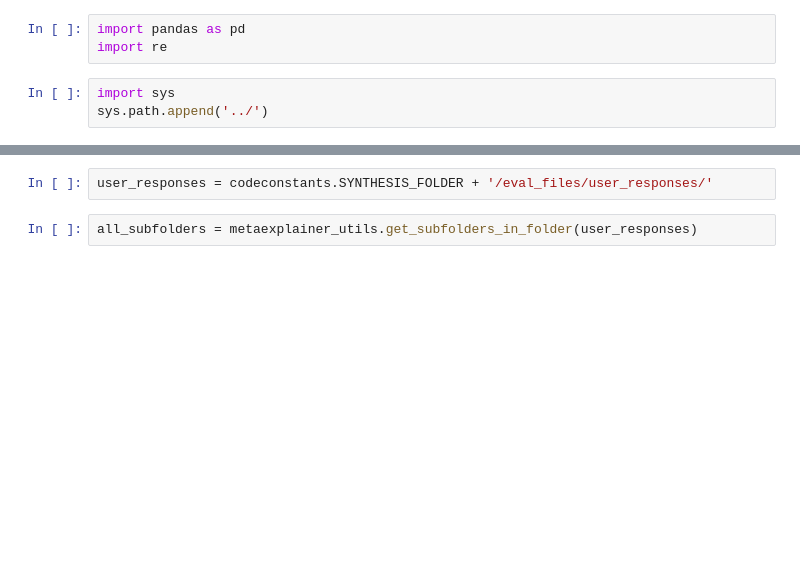
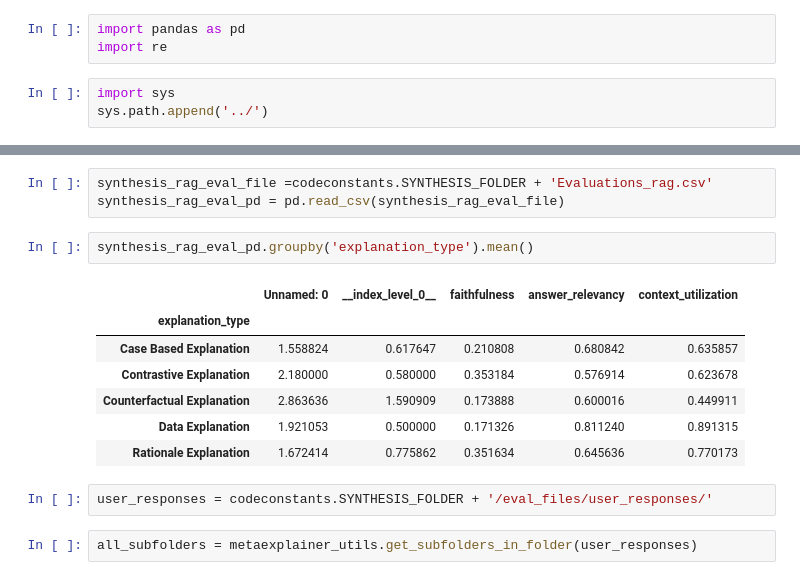
Before and after one commit to tetherless-world/metaexplainer, a Jupyter notebook: metaexplainer/metaexplainercode/analyze_explanation_feedback.ipynb, the cells around one changed output, grey strips where cells are left out. Drawn from its saved outputs; the diff is of its cells as text; blank space fills up the shorter version.

Commit message:
adding edits on summarizing eval results

```diff
--- a/metaexplainer/metaexplainercode/analyze_explanation_feedback.ipynb
+++ b/metaexplainer/metaexplainercode/analyze_explanation_feedback.ipynb
@@ -17,3 +10,16 @@ ModuleNotFoundError: No module named 'metaexplainercode'
+# %%
+synthesis_rag_eval_file =codeconstants.SYNTHESIS_FOLDER + 'Evaluations_rag.csv'
+synthesis_rag_eval_pd = pd.read_csv(synthesis_rag_eval_file)
+# %%
+synthesis_rag_eval_pd.groupby('explanation_type').mean()
+# %% [output]
+|  | Unnamed: 0 | __index_level_0__ | faithfulness | answer_relevancy | context_utilization |
+| explanation_type |  |  |  |  |  |
+| Case Based Explanation | 1.558824 | 0.617647 | 0.210808 | 0.680842 | 0.635857 |
+| Contrastive Explanation | 2.180000 | 0.580000 | 0.353184 | 0.576914 | 0.623678 |
+| Counterfactual Explanation | 2.863636 | 1.590909 | 0.173888 | 0.600016 | 0.449911 |
+| Data Explanation | 1.921053 | 0.500000 | 0.171326 | 0.811240 | 0.891315 |
+| Rationale Explanation | 1.672414 | 0.775862 | 0.351634 | 0.645636 | 0.770173 |
 # %%
 user_responses = codeconstants.SYNTHESIS_FOLDER + '/eval_files/user_responses/'
 # %%
```
Also changed, not shown: parts of 2 cells of this notebook.
